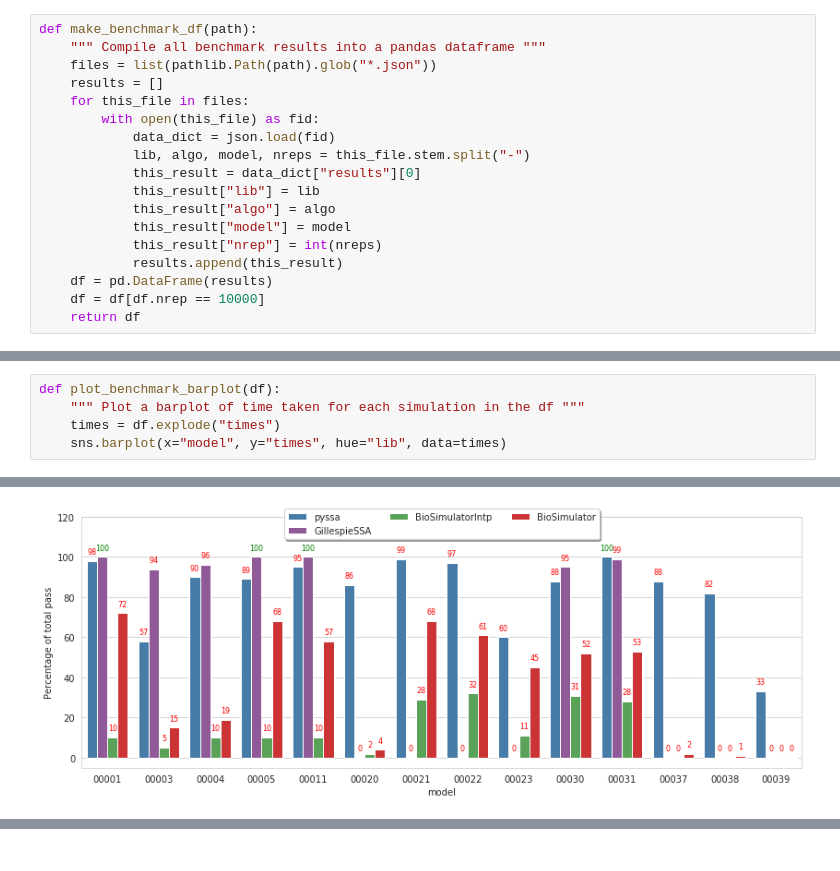
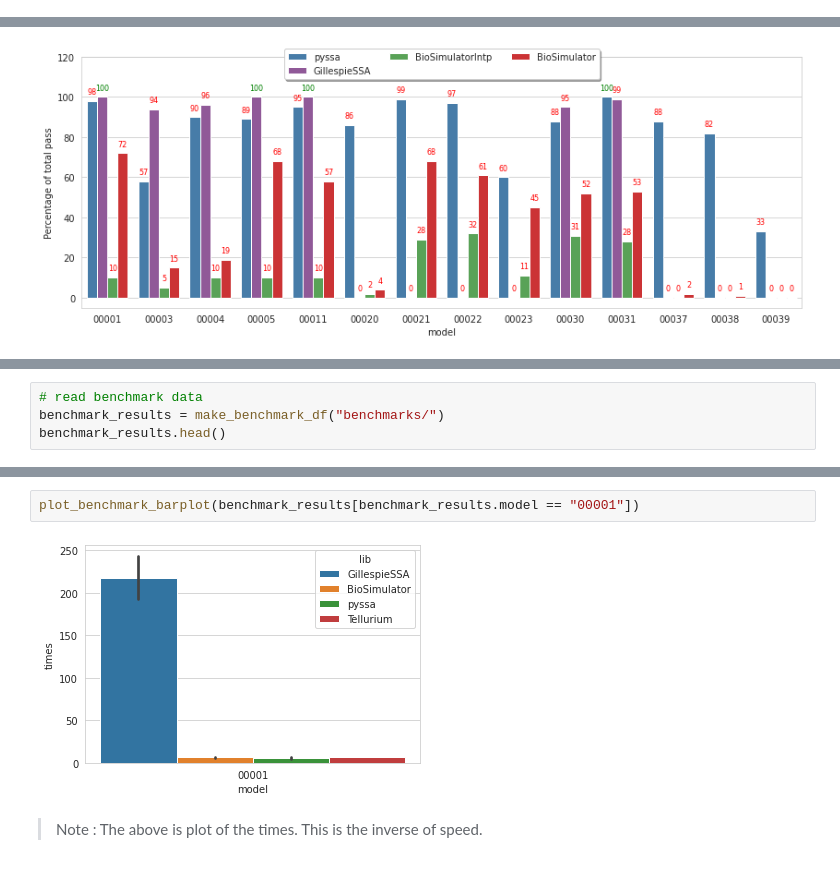
Before and after one commit to quantumbrake/cayenne-benchmarks, a Jupyter notebook: notebooks/Analysis.ipynb, the cells around one changed output, grey strips where cells are left out. Drawn from its saved outputs; the diff is of its cells as text.

```diff
--- a/notebooks/Analysis.ipynb
+++ b/notebooks/Analysis.ipynb
@@ -48,18 +36,0 @@ def make_accuracy_df(filename: str, use_ratio_for_approx=True):
-# %%
-def make_benchmark_df(path):
-    """ Compile all benchmark results into a pandas dataframe """
-    files = list(pathlib.Path(path).glob("*.json"))
-    results = []
-    for this_file in files:
-        with open(this_file) as fid:
-            data_dict = json.load(fid)
-            lib, algo, model, nreps = this_file.stem.split("-")
-            this_result = data_dict["results"][0]
-            this_result["lib"] = lib
-            this_result["algo"] = algo
-            this_result["model"] = model
-            this_result["nrep"] = int(nreps)
-            results.append(this_result)
-    df = pd.DataFrame(results)
-    df = df[df.nrep == 10000]
-    return df
@@ -109,5 +36,0 @@ def plot_accuracy_barplot(df, hue="algo"):
-# %%
-def plot_benchmark_barplot(df):
-    """ Plot a barplot of time taken for each simulation in the df """
-    times = df.explode("times")
-    sns.barplot(x="model", y="times", hue="lib", data=times)
@@ -366,0 +307,4 @@ Model | Fail | Reason
+# %%
+# read benchmark data
+benchmark_results = make_benchmark_df("benchmarks/")
+benchmark_results.head()
@@ -366,0 +318,6 @@ Model | Fail | Reason
+# %%
+plot_benchmark_barplot(benchmark_results[benchmark_results.model == "00001"])
+# %% [output]
+[figure, added]
+# %% [markdown]
+> Note : The above is  plot of the times. This is the inverse of speed.
```
Also changed, not shown: parts of 33 cells of this notebook.
